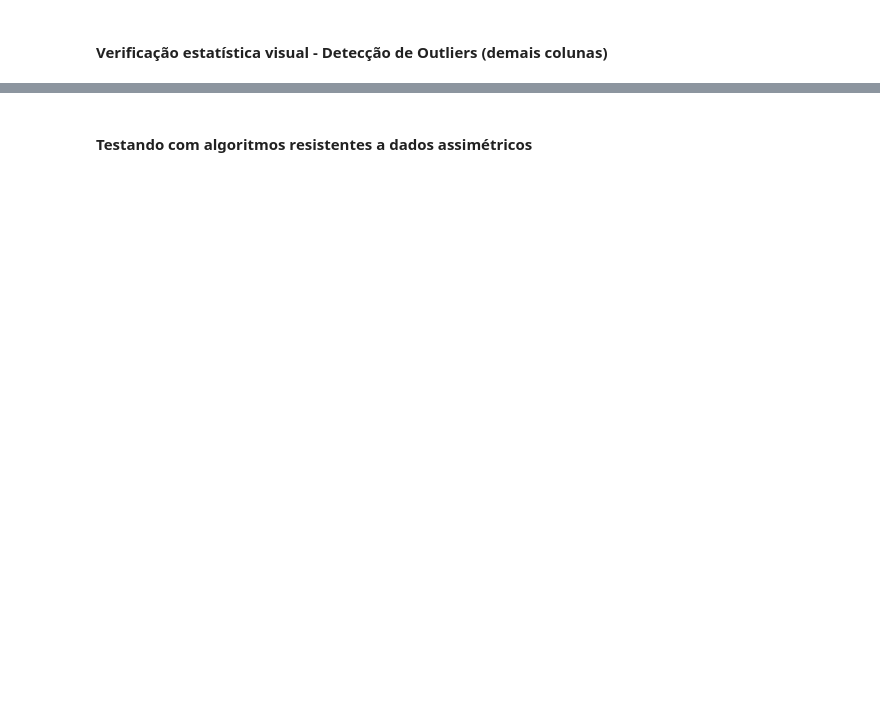
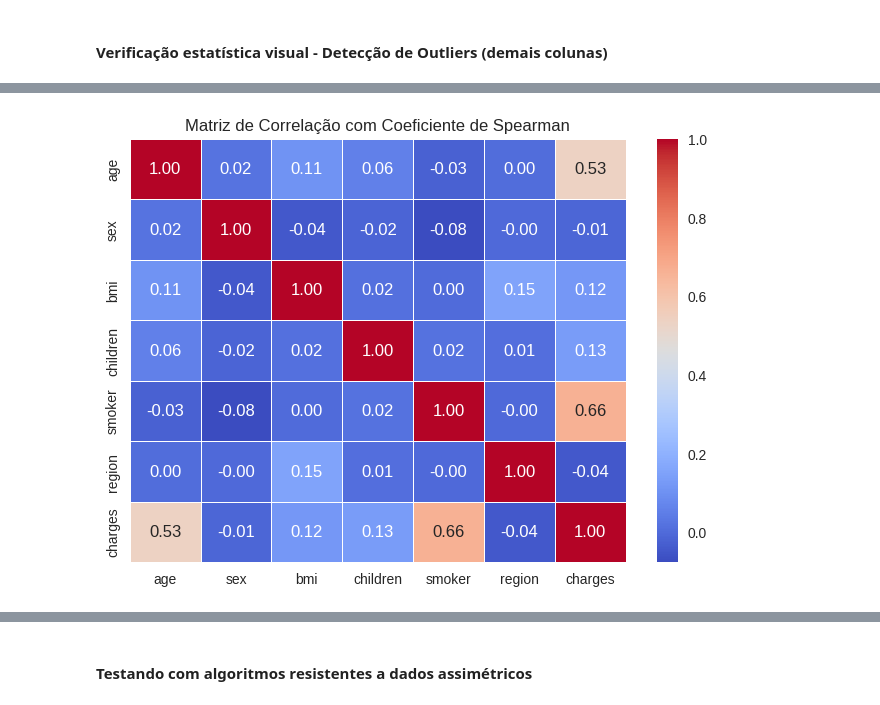
Before and after one commit to alexsimas07/TechChallenge1FIAP, a Jupyter notebook: Tech_Challenge.ipynb, the cells around one changed output, grey strips where cells are left out. Saved outputs shown, nothing was run; the diff lists cells and outputs as text; code cells hidden in the pictures; blank space fills up the shorter version.

```diff
--- a/Tech_Challenge.ipynb
+++ b/Tech_Challenge.ipynb
@@ -203,0 +200,7 @@ plt.show()
+# %%
+# Análise de correlação - Spearman
+sns.heatmap(df.corr(method='spearman'), annot=True, cmap='coolwarm', fmt=".2f", linewidths=0.5)
+plt.title("Matriz de Correlação com Coeficiente de Spearman")
+plt.show()
+# %% [output]
+[figure, added]
```
Also changed, not shown: parts of 117 cells of this notebook.
